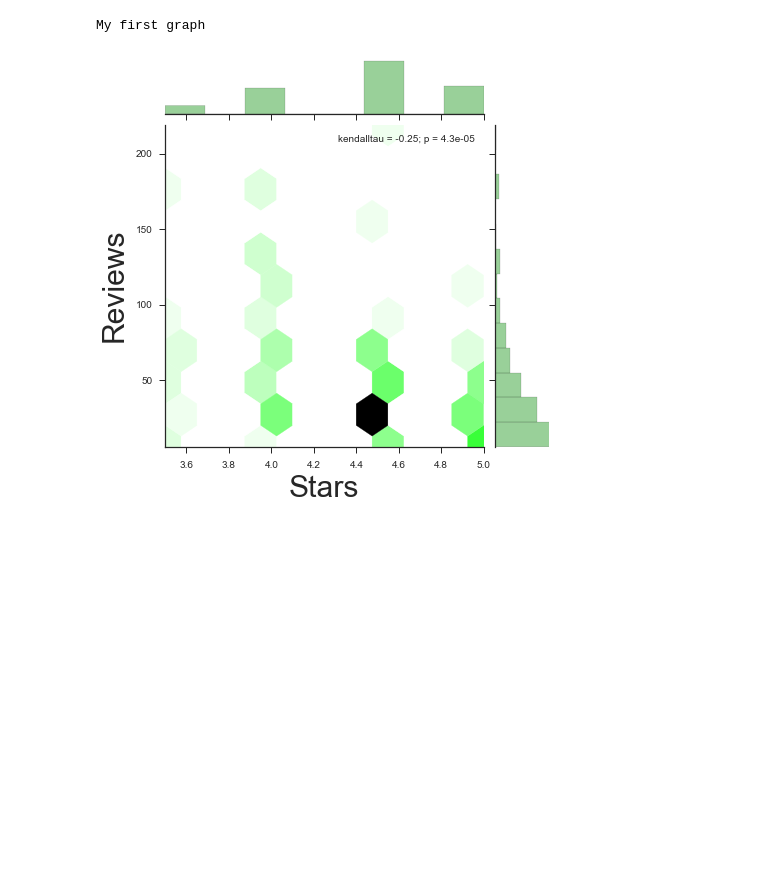
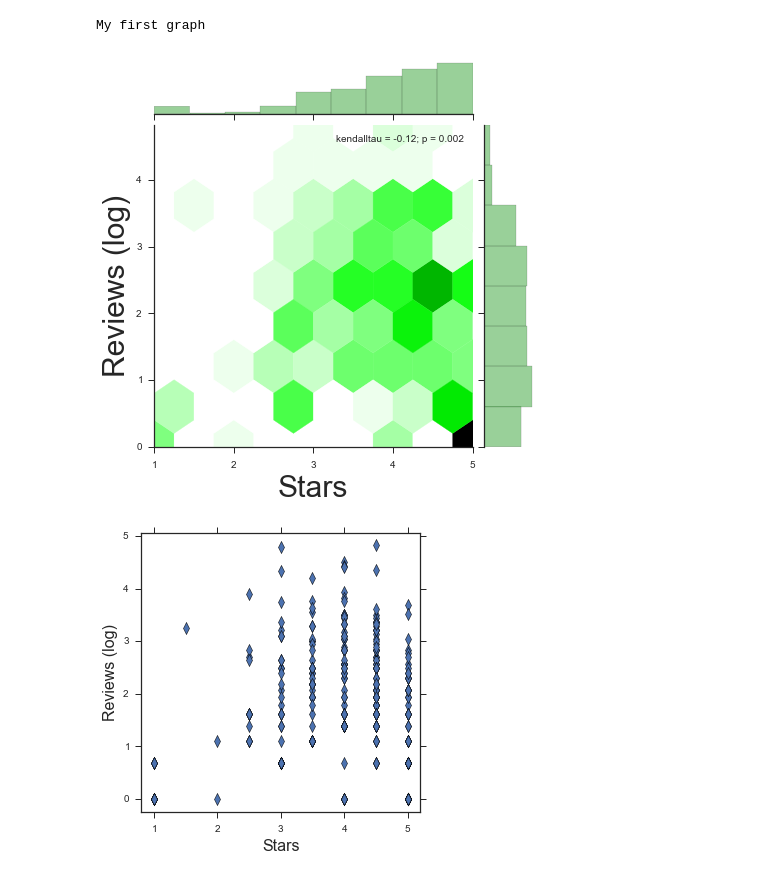
Before and after one commit to kaschbacher/git-yelp, a Jupyter notebook: Reviews_by_stars.ipynb, the cells around one changed output. Drawn from its saved outputs; the diff is of its cells as text; code cells hidden in the pictures; blank space fills up the shorter version.

Commit message:
topics & stars

```diff
--- a/Reviews_by_stars.ipynb
+++ b/Reviews_by_stars.ipynb
@@ -13,13 +14,13 @@ def call_mysql():
     con = False
     rows = np.nan
     try:
-        con = pymysql.connect(host='localhost', port=3307, user='root', passwd='', db='yelpdata')
+        con = pymysql.connect(host='localhost', port=3307, user='root', passwd='', db='ortho')
         with con:
             cur = con.cursor()
             #myvalues = "'" + yelp_id+"'," + str(stars) + "," + str(reviews) + "," + "1"
-            sql = 'USE yelpdata;'
+            sql = 'USE ortho;'
             cur.execute(sql)
-            sql = 'SELECT stars,reviews FROM business;'
+            sql = 'SELECT stars,nreviews FROM business;'
             #print(sql)
             cur.execute(sql)
             rows = cur.fetchall()
@@ -36,52 +53,49 @@ def call_mysql():
 def scatterplot_graph(array):
 
     x = array[:,0]
-    y = array[:,1]
+    y = np.log(array[:,1])
+
+#     print 'shapes: ',np.shape(x), np.shape(y)
+#     print 'types: ',len(x), len(y)
+#     print np.shape(x[:]), np.shape(y[:])
+
+    width = [min(x),np.ceil(max(x))]
+
     fig = plt.figure(figsize = (5,5))
-
     ax = plt.axes()
     fig = plt.plot(x, y, marker='d', ms=8, mew=.5,lw=0)
 
-    plt.setp([ax.set_xlabel('Reviews'),ax.set_ylabel('Stars')],fontsize=16)
+    plt.setp([ax.set_ylabel('Reviews (log)'),ax.set_xlabel('Stars')],fontsize=16)
+
+    # Calculate and plot a regression line for each group
+#     regr = linear_model.LinearRegression(fit_intercept=True, normalize=True,copy_X=True)
+#     regr.fit(x,y,1)
+#     plt.plot(width, regr.predict(width), color = c, lw=1)
+
+
     ax.margins(0.05)
-# %%
-def seaborn_graph(array):
-    print('My first graph\n')
-    sns.set(style="ticks")
-
-    x = array[:,0]
-    y = array[:,1]
-
-    fig = sns.jointplot(x, y, kind="hex", stat_func=kendalltau, color="#008A00")
-    #ax = plt.axes()
-
-    fig.set_axis_labels('Stars','Reviews', fontsize=30)
-    #plt.set_xticklabels([np.array(1,5,.5)])
-    #plt.set_xticklabels(np.array(1,5,.5))
-    #plt.setp([ax.get_xticklabels()], fontsize=12)
-    plt.show()
 # %%
 def main():
     data = call_mysql()
     df = np.array([])
 
     #ultimate solution mysql-> DF is probably this
     #df = pd.read_sql
 
     for d in data:
         #print(d)
         df = np.append(df, d, axis=0)
     rows = np.size(df)/2
     #print(rows)
     df = np.reshape(df,(rows,2))
     #print(df)
 
     seaborn_graph(df)
-    #scatterplot_graph(df)
-
+    scatterplot_graph(df)
 
 if __name__=='__main__':
     main()
 # %% [output]
 My first graph
-[figure, old version]
+[figure, new version]
+[figure, added]
```
Also changed, not shown: parts of 2 cells of this notebook, 6 other files.
